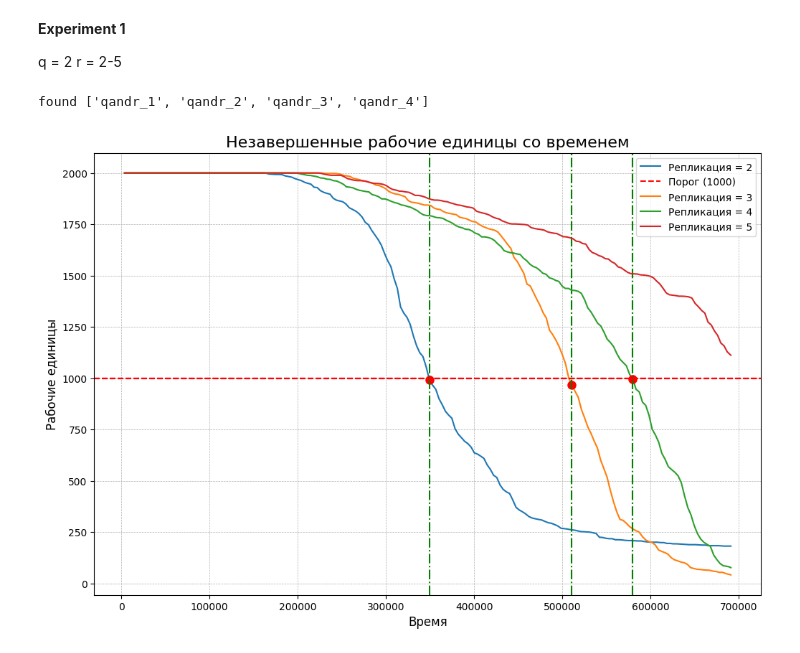
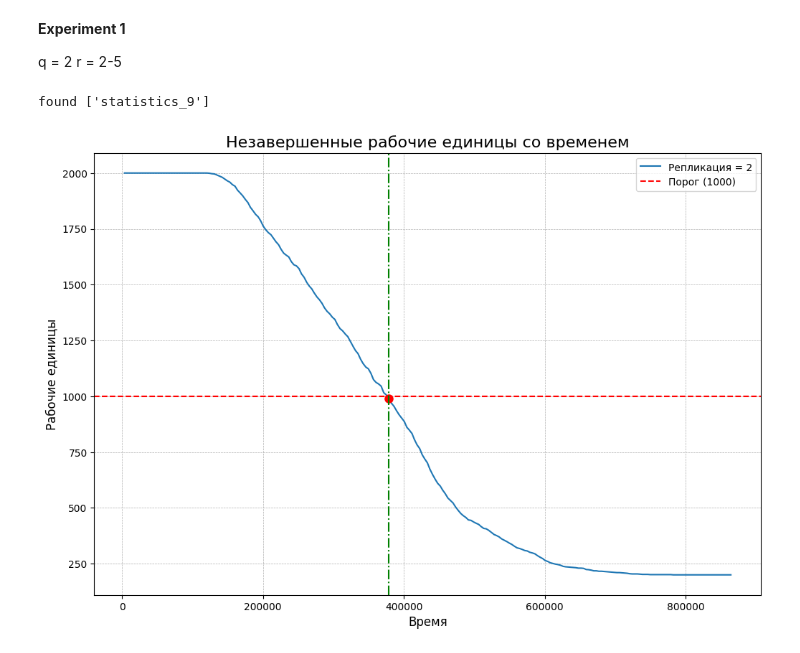
Before and after one commit to L4dno/monobeh_boinc, a Jupyter notebook: Assets/Analytics/workunits.ipynb, the cells around one changed output. Saved outputs shown, nothing was run; the diff lists cells and outputs as text; code cells hidden in the pictures.

```diff
--- a/Assets/Analytics/workunits.ipynb
+++ b/Assets/Analytics/workunits.ipynb
@@ -61,41 +61,42 @@ def plot_workunit_completion(ax, file_path, group_size, replica, label_prefix=''
 STAT_PATH = "C:/Users/xmelo/AppData/LocalLow/DefaultCompany/_monobeh_boinc"
 WORKUNITS_NAME = "workunits.csv"
 PARAMS_NAME = "parameters.json"
+exp_name = "statistics"
 # %% [markdown]
 **Experiment 1**
 
 q = 2
 r = 2-5
 # %%
-exp_name = "qandr"
+
 
 folders = [f for f in os.listdir(STAT_PATH)
            if os.path.isdir(os.path.join(STAT_PATH,f)) and f.startswith(exp_name)]
 
 if not folders:
     print(f"there is no folders in {STAT_PATH}")
 else:
     print(f"found {folders}")
 
 params_data = dict()
 workunits_paths = dict()
 
 for ind, exp_folder in enumerate(folders):
     full_path = os.path.join(STAT_PATH, exp_folder)
     parameters_path = os.path.join(full_path, PARAMS_NAME)
 
     with open(parameters_path, 'r', encoding='utf-8') as f:
         data = json.load(f)
         params_data[ind] = data
 
     workunits_paths[ind] = os.path.join(full_path, WORKUNITS_NAME)
 
 fig, ax = plt.subplots(figsize=(12, 8))
 
 for ind, path in workunits_paths.items():
     group_size = params_data[ind]["GroupConfig"]["NumberOfClients"]
     replication_value = params_data[ind]["ProjectConfig"]["TaskConfig"]["InitialCreatedWorkunits"]
     plot_workunit_completion(ax, path, group_size=group_size, replica=replication_value)
 # %% [output]
-found ['qandr_1', 'qandr_2', 'qandr_3', 'qandr_4']
+found ['statistics_9']
-[figure, old version]
+[figure, new version]
```
Also changed, not shown: 16 other files.
